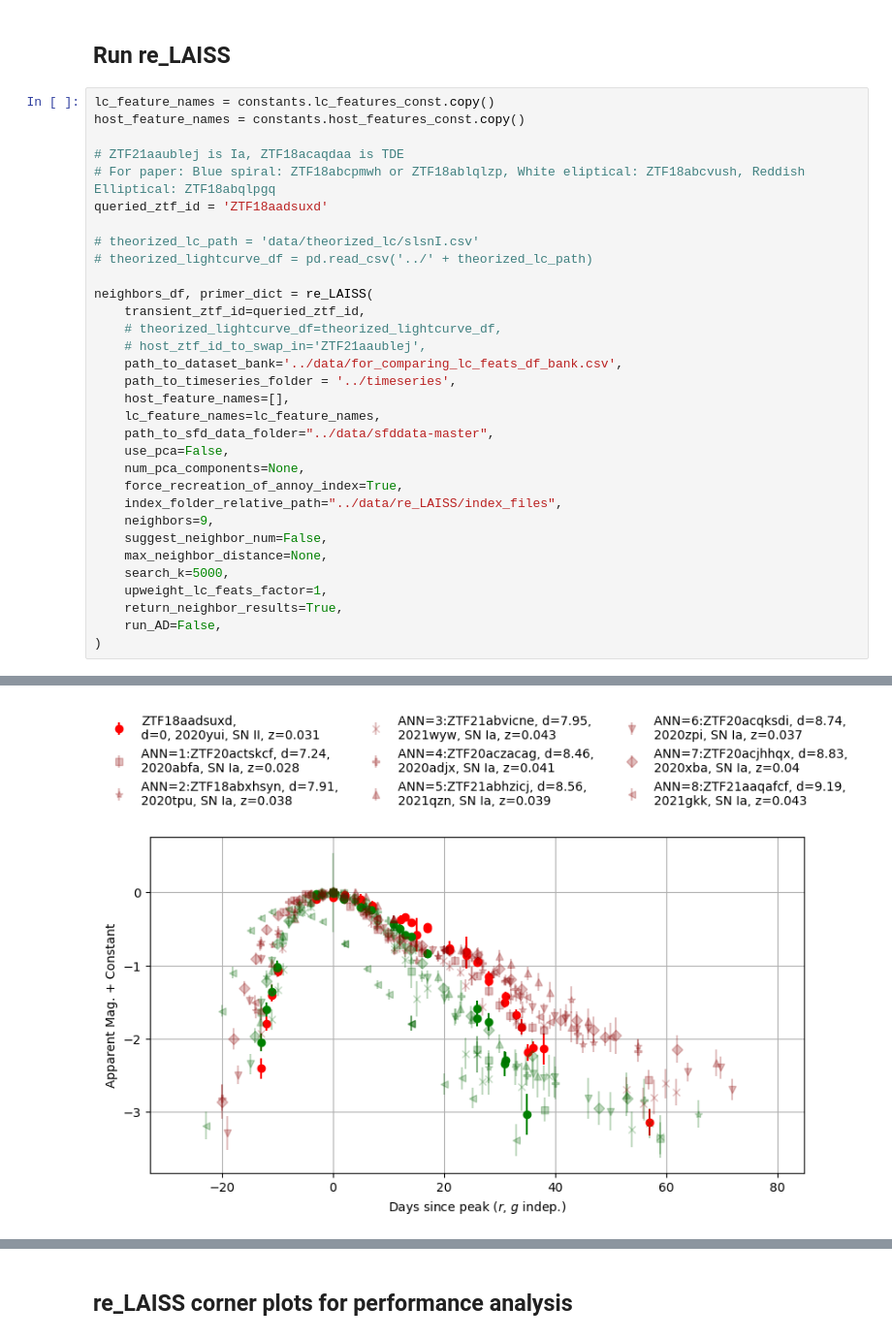
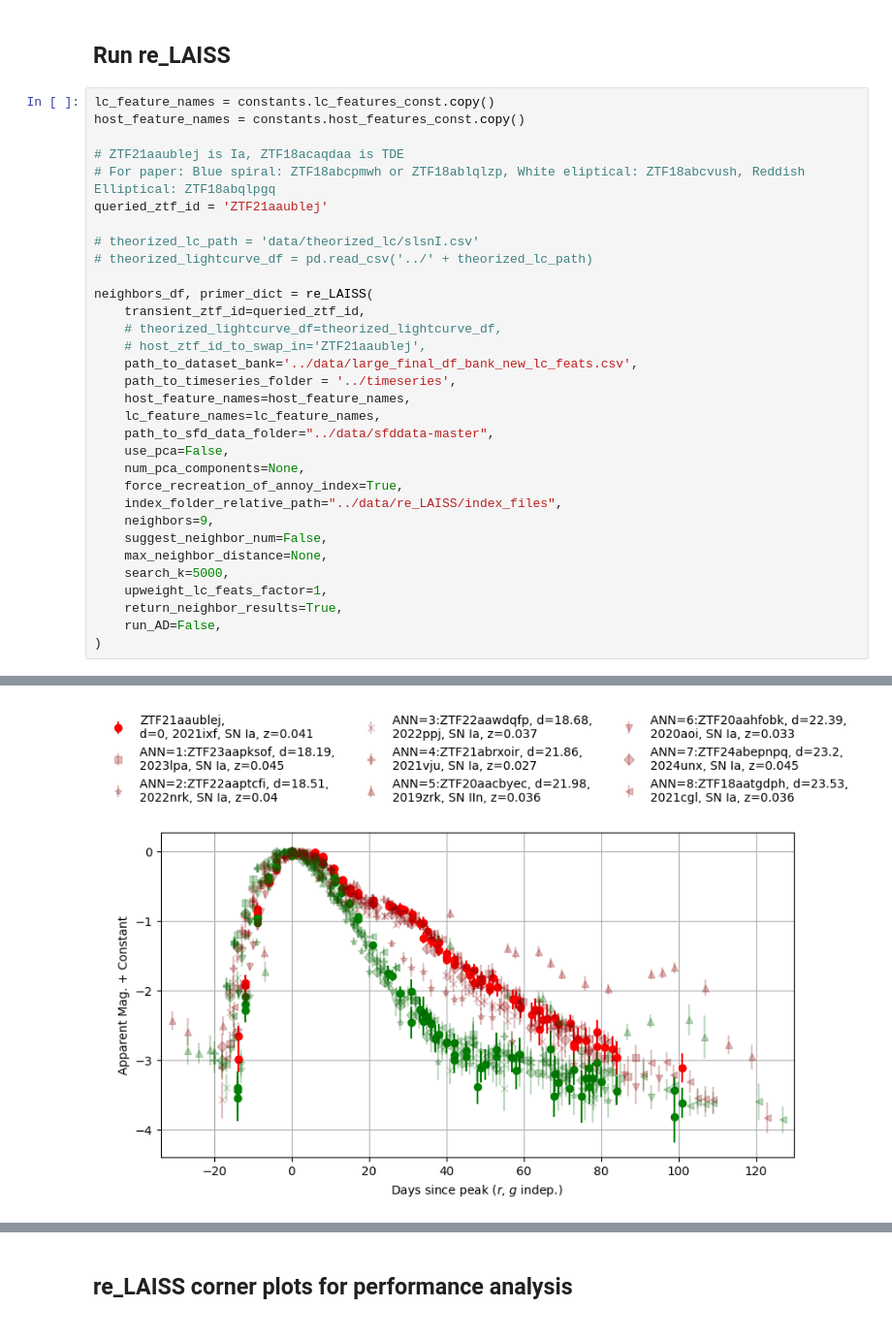
Before and after one commit to evan-reynolds/laiss_timedomainanomalies, a Jupyter notebook: notebooks/re_LAISS.ipynb, the cells around one changed output, grey strips where cells are left out. Shown at 97% size. Drawn from its saved outputs; the diff is of its cells as text.

```diff
--- a/notebooks/re_LAISS.ipynb
+++ b/notebooks/re_LAISS.ipynb
@@ -107,7 +88,7 @@ host_feature_names = constants.host_features_const.copy()
 
 # ZTF21aaublej is Ia, ZTF18acaqdaa is TDE
 # For paper: Blue spiral: ZTF18abcpmwh or ZTF18ablqlzp, White eliptical: ZTF18abcvush, Reddish Elliptical: ZTF18abqlpgq
-queried_ztf_id = 'ZTF18aadsuxd'
+queried_ztf_id = 'ZTF21aaublej'
 
 # theorized_lc_path = 'data/theorized_lc/slsnI.csv'
 # theorized_lightcurve_df = pd.read_csv('../' + theorized_lc_path)
@@ -116,9 +97,9 @@ neighbors_df, primer_dict = re_LAISS(
     transient_ztf_id=queried_ztf_id,
     # theorized_lightcurve_df=theorized_lightcurve_df,
     # host_ztf_id_to_swap_in='ZTF21aaublej',
-    path_to_dataset_bank='../data/for_comparing_lc_feats_df_bank.csv',
+    path_to_dataset_bank='../data/large_final_df_bank_new_lc_feats.csv',
     path_to_timeseries_folder = '../timeseries',
-    host_feature_names=[],
+    host_feature_names=host_feature_names,
     lc_feature_names=lc_feature_names,
     path_to_sfd_data_folder="../data/sfddata-master",
     use_pca=False,
@@ -145,2 +125,2 @@ Input transient: https://alerce.online/object/ZTF18aadsuxd 2020yui SN II 0.03057
 Making a plot of stacked lightcurves...
-[figure, old version]
+[figure, new version]
```
Also changed, not shown: parts of 3 cells of this notebook, 5 other files.
